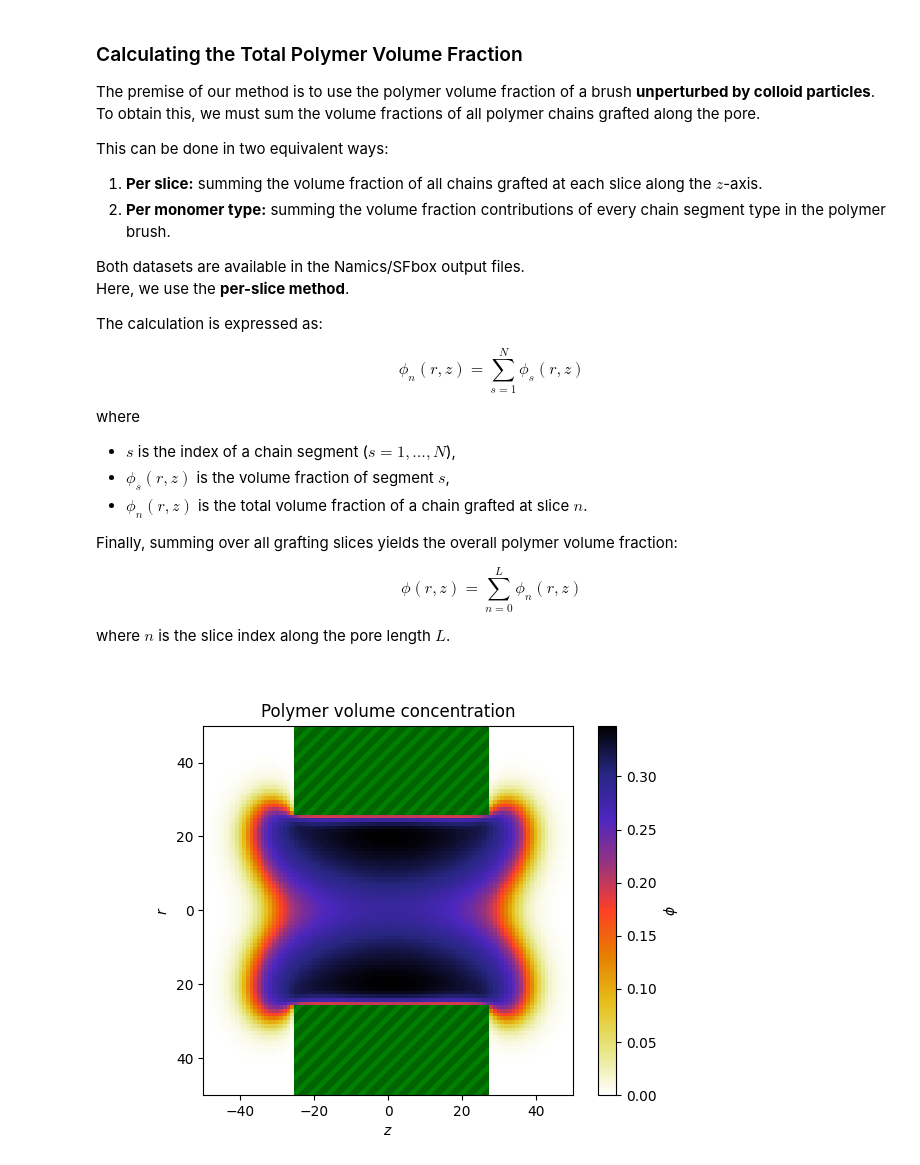
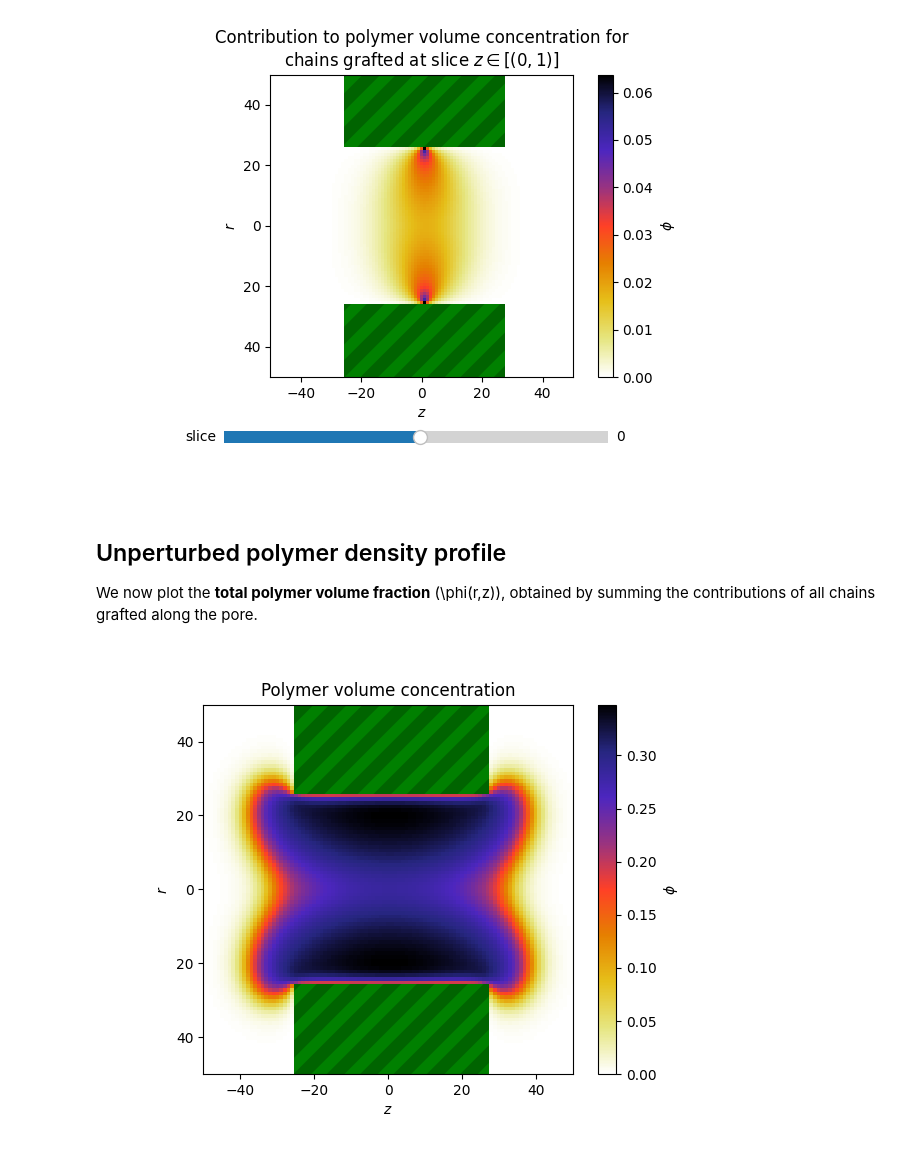
Before and after one commit to miklakt/diffusion_polymer_mesopores, a Jupyter notebook: main.ipynb, the cells around one changed output. Cells and saved outputs as stored; diff of their text form; code cells hidden in the pictures.

```diff
--- a/main.ipynb
+++ b/main.ipynb
@@ -77,33 +100,20 @@ fig, ax = plot_with_slider(
+# %%
+# ------------------------------------------------------------
+# Interactive plot: contributions from individual grafting slices
+# ------------------------------------------------------------
+fig, ax = plot_with_slider(
+    Z,
+    R,
+    phi_n,
+    fix_clim=True,
+    walls=walls + colloid_mask,
+    rlim=(-50, 50),
+    zlim=(-50, 50),
+)
+# %% [output]
+[figure, added]
 # %% [markdown]
-### Calculating the Total Polymer Volume Fraction
+## Unperturbed polymer density profile
 
-The premise of our method is to use the polymer volume fraction of a brush **unperturbed by colloid particles**.
-To obtain this, we must sum the volume fractions of all polymer chains grafted along the pore.
-
-This can be done in two equivalent ways:
-
-1. **Per slice:** summing the volume fraction of all chains grafted at each slice along the $z$-axis.
-2. **Per monomer type:** summing the volume fraction contributions of every chain segment type in the polymer brush.
-
-Both datasets are available in the Namics/SFbox output files.
-Here, we use the **per-slice method**.
-
-The calculation is expressed as:
-
-$$
-\phi_n(r,z) = \sum_{s=1}^{N} \phi_s(r,z)
-$$
-
-where
-- $s$ is the index of a chain segment ($s = 1, \dots, N$),
-- $\phi_s(r,z)$ is the volume fraction of segment $s$,
-- $\phi_n(r,z)$ is the total volume fraction of a chain grafted at slice $n$.
-
-Finally, summing over all grafting slices yields the overall polymer volume fraction:
-
-$$
-\phi(r,z) = \sum_{n=0}^{L} \phi_n(r,z)
-$$
-
-where $n$ is the slice index along the pore length $L$.
+We now plot the **total polymer volume fraction** \(\phi(r,z)\), obtained by summing the contributions of all chains grafted along the pore.
 # %%
```
Also changed, not shown: parts of 21 cells of this notebook, 2 other files.
